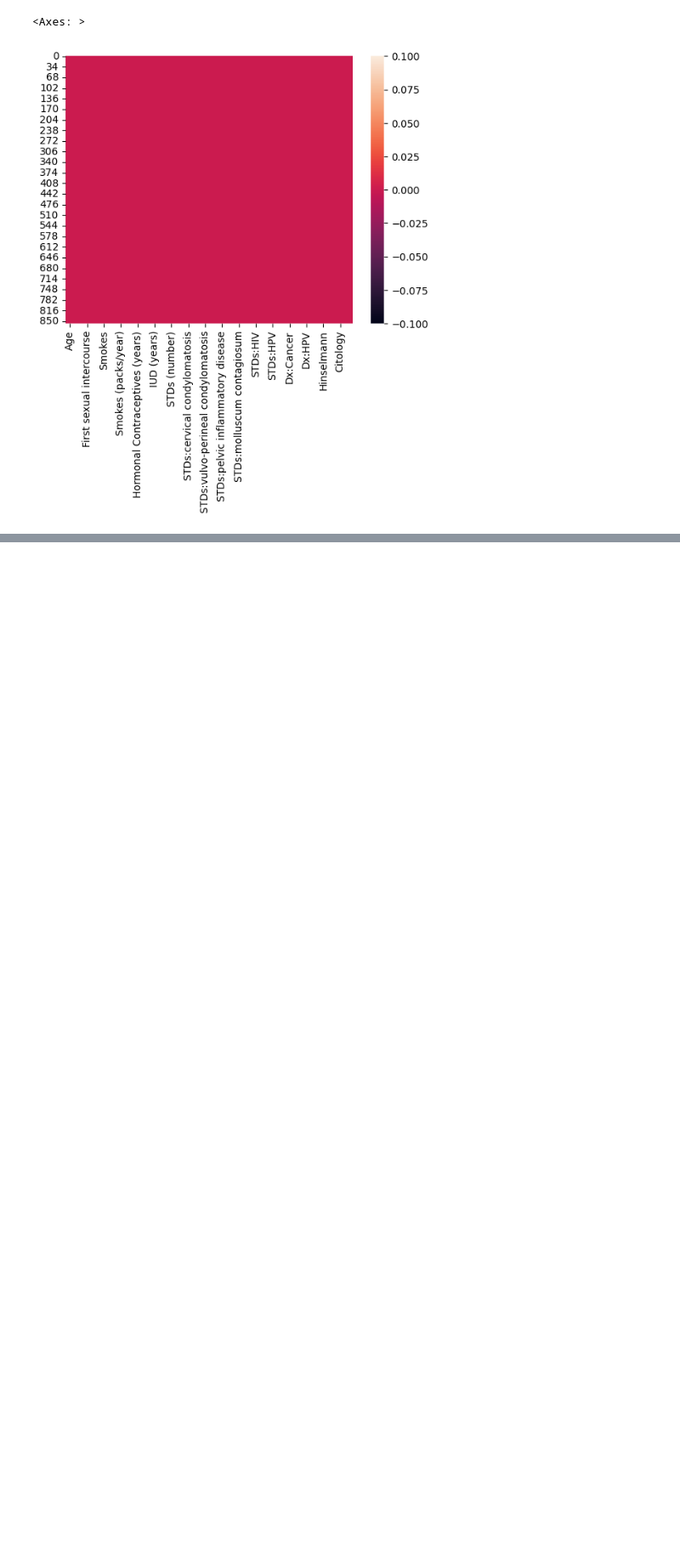
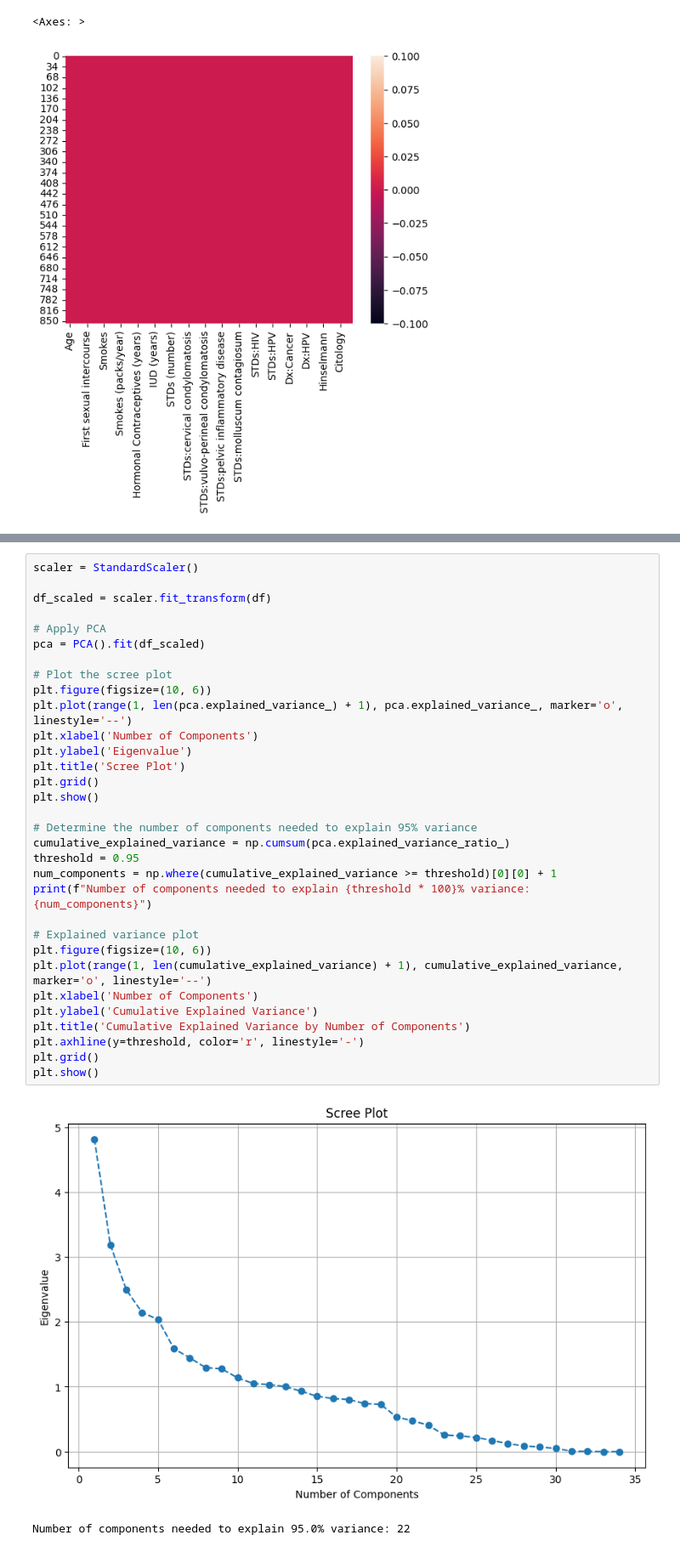
Before and after one commit to DiegoPerdomo0805/lab1-DataScience, a Jupyter notebook: exploración.ipynb, the cells around one changed output, grey strips where cells are left out. Shown at 85% size. Cells and saved outputs as stored; diff of their text form; blank space fills up the shorter version.

```diff
--- a/exploración.ipynb
+++ b/exploración.ipynb
@@ -333,0 +338,35 @@ sns.heatmap(df.isnull())
+# %%
+scaler = StandardScaler()
+
+df_scaled = scaler.fit_transform(df)
+
+# Apply PCA
+pca = PCA().fit(df_scaled)
+
+# Plot the scree plot
+plt.figure(figsize=(10, 6))
+plt.plot(range(1, len(pca.explained_variance_) + 1), pca.explained_variance_, marker='o', linestyle='--')
+plt.xlabel('Number of Components')
+plt.ylabel('Eigenvalue')
+plt.title('Scree Plot')
+plt.grid()
+plt.show()
+
+# Determine the number of components needed to explain 95% variance
+cumulative_explained_variance = np.cumsum(pca.explained_variance_ratio_)
+threshold = 0.95
+num_components = np.where(cumulative_explained_variance >= threshold)[0][0] + 1
+print(f"Number of components needed to explain {threshold * 100}% variance: {num_components}")
+
+# Explained variance plot
+plt.figure(figsize=(10, 6))
+plt.plot(range(1, len(cumulative_explained_variance) + 1), cumulative_explained_variance, marker='o', linestyle='--')
+plt.xlabel('Number of Components')
+plt.ylabel('Cumulative Explained Variance')
+plt.title('Cumulative Explained Variance by Number of Components')
+plt.axhline(y=threshold, color='r', linestyle='-')
+plt.grid()
+plt.show()
+# %% [output]
+[figure, added]
+Number of components needed to explain 95.0% variance: 22
```
Also changed, not shown: parts of 6 cells of this notebook.
